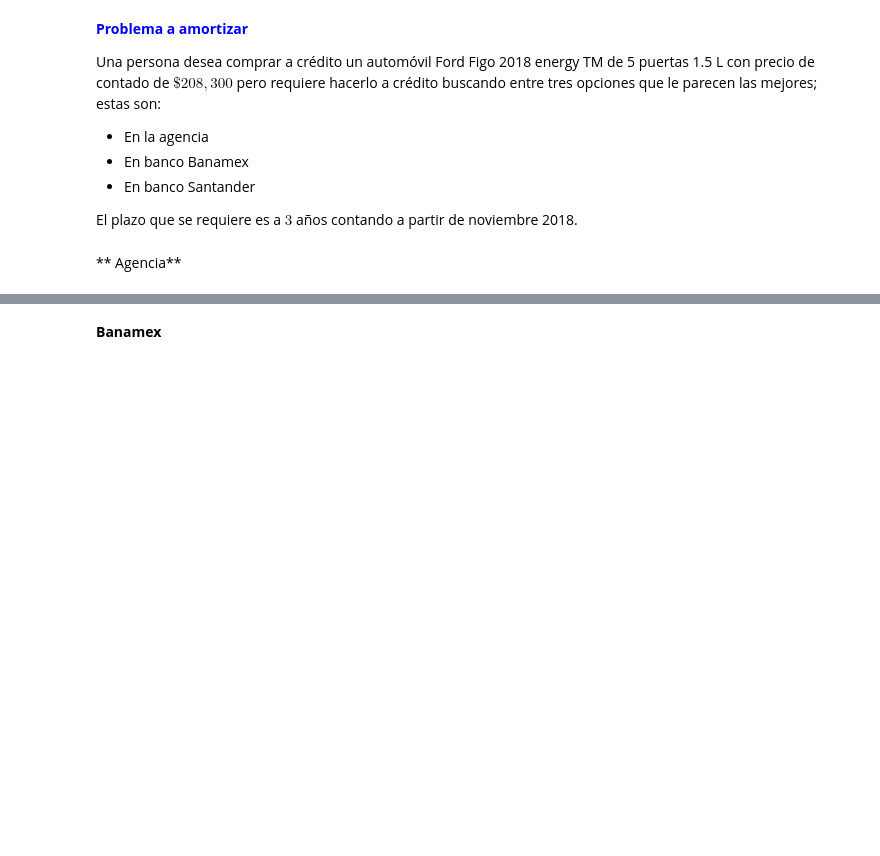
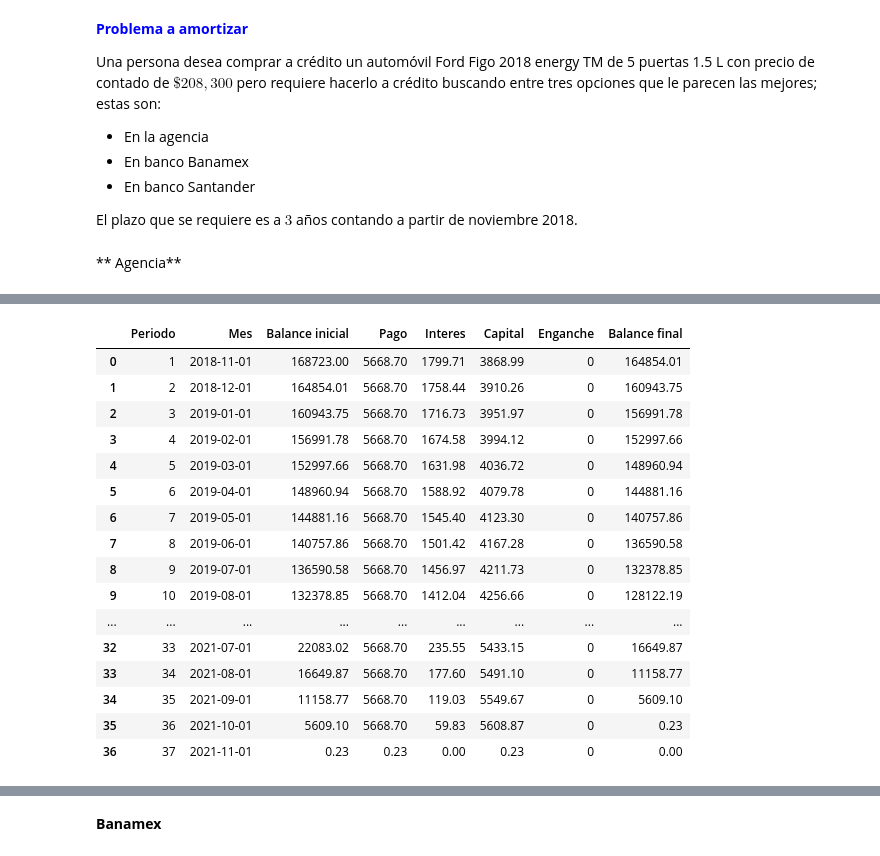
Before and after one commit to labv98/Proyecto-2, a Jupyter notebook: ProyectoModulo2_FrancoJE_FigueroaAR_BarraganVL.ipynb, the cells around one changed output, grey strips where cells are left out. Saved outputs shown, nothing was run; the diff lists cells and outputs as text; code cells hidden in the pictures; blank space fills up the shorter version.

```diff
--- a/ProyectoModulo2_FrancoJE_FigueroaAR_BarraganVL.ipynb
+++ b/ProyectoModulo2_FrancoJE_FigueroaAR_BarraganVL.ipynb
@@ -29,0 +45,2 @@ El plazo que se requiere es a $3$ años contando a partir de noviembre 2018.
+# %%
+df, res = amortizacion_tabla(168723, 0.128, 3, enganche=0, fecha_inicio=date(2018, 11,1))
@@ -29,0 +59,20 @@ El plazo que se requiere es a $3$ años contando a partir de noviembre 2018.
+# %%
+df
+# %% [output]
+|  | Periodo | Mes | Balance inicial | Pago | Interes | Capital | Enganche | Balance final |
+| 0 | 1 | 2018-11-01 | 168723.00 | 5668.70 | 1799.71 | 3868.99 | 0 | 164854.01 |
+| 1 | 2 | 2018-12-01 | 164854.01 | 5668.70 | 1758.44 | 3910.26 | 0 | 160943.75 |
+| 2 | 3 | 2019-01-01 | 160943.75 | 5668.70 | 1716.73 | 3951.97 | 0 | 156991.78 |
+| 3 | 4 | 2019-02-01 | 156991.78 | 5668.70 | 1674.58 | 3994.12 | 0 | 152997.66 |
+| 4 | 5 | 2019-03-01 | 152997.66 | 5668.70 | 1631.98 | 4036.72 | 0 | 148960.94 |
+| 5 | 6 | 2019-04-01 | 148960.94 | 5668.70 | 1588.92 | 4079.78 | 0 | 144881.16 |
+| 6 | 7 | 2019-05-01 | 144881.16 | 5668.70 | 1545.40 | 4123.30 | 0 | 140757.86 |
+| 7 | 8 | 2019-06-01 | 140757.86 | 5668.70 | 1501.42 | 4167.28 | 0 | 136590.58 |
+| 8 | 9 | 2019-07-01 | 136590.58 | 5668.70 | 1456.97 | 4211.73 | 0 | 132378.85 |
+| 9 | 10 | 2019-08-01 | 132378.85 | 5668.70 | 1412.04 | 4256.66 | 0 | 128122.19 |
+| ... | ... | ... | ... | ... | ... | ... | ... | ... |
+| 32 | 33 | 2021-07-01 | 22083.02 | 5668.70 | 235.55 | 5433.15 | 0 | 16649.87 |
+| 33 | 34 | 2021-08-01 | 16649.87 | 5668.70 | 177.60 | 5491.10 | 0 | 11158.77 |
+| 34 | 35 | 2021-09-01 | 11158.77 | 5668.70 | 119.03 | 5549.67 | 0 | 5609.10 |
+| 35 | 36 | 2021-10-01 | 5609.10 | 5668.70 | 59.83 | 5608.87 | 0 | 0.23 |
+| 36 | 37 | 2021-11-01 | 0.23 | 0.23 | 0.00 | 0.23 | 0 | 0.00 |
```
Also changed, not shown: parts of 6 cells of this notebook.
